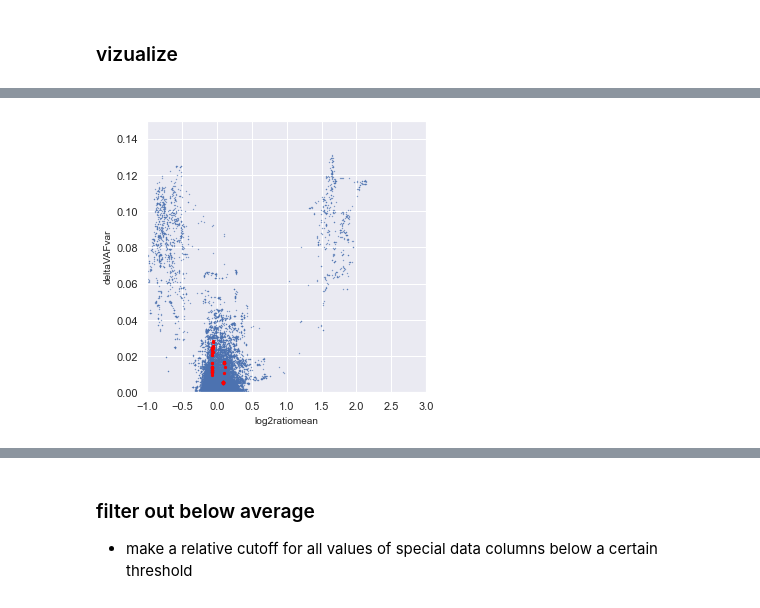
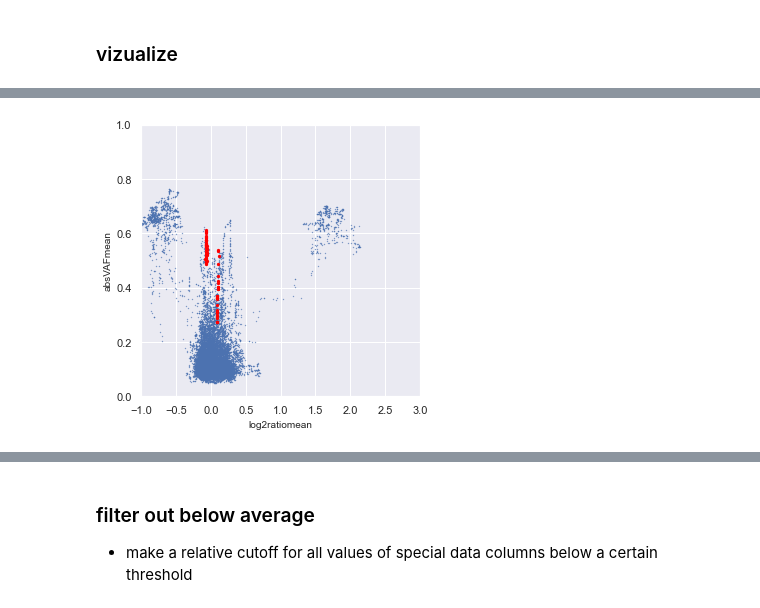
Before and after one commit to Mar111tiN/myCNV, a Jupyter notebook: nb/clusterCNV.ipynb, the cells around one changed output, grey strips where cells are left out. Drawn from its saved outputs; the diff is of its cells as text; code cells hidden in the pictures.

Commit message:
added 3dplots and created cleanup functions for clustering

```diff
--- a/nb/clusterCNV.ipynb
+++ b/nb/clusterCNV.ipynb
@@ -147,5 +134,8 @@ snp_df
 # %%
-def ep(region):
+def region_query(region):
+    '''
+    function
+    '''
 
     def convert(pos):
         if pos.endswith('Mb'):
@@ -168,3 +158,11 @@ def ep(region):
         start = 0
         end = 1e10
     return f'(Chr == "{chrom}" and {start} < Pos < {end})'
+
+def r_query(df, region_list):
+    '''
+    returns an or-combined pandas query for the regions in the list
+    '''
+
+    r_query = " or ".join([region_query(chrom) for chrom in [chr1, chr7, chr17]])
+    return df.query(r_query)
@@ -173,6 +173,4 @@ chr1 = 'chr1:12790000-12800000'
 chr7 = 'chr7:101034000-101036000'
 chr17 = 'chr17:21415000-21416000'
 
-bad_query = " or ".join([ep(chrom) for chrom in [chr1, chr7, chr17]])
-bad_df = snp_df.query(bad_query)
-bad_df
+bad_df = r_query(snp_df, [chr1, chr7, chr17])
@@ -203,23 +176,0 @@ bad_df
-# %%
-def plot_2d(df, xcol, ycol, df2=pd.DataFrame(), figsize=(5,5)):
-    fig, ax = plt.subplots(figsize=figsize)
-    _ = ax.scatter(df[xcol], df[ycol], s=.1);
-    if len(df2.index):
-        _ = ax.scatter(df2[xcol], df2[ycol], s=5, color='red')
-    _ = ax.set_xlabel(xcol, fontsize=10)
-    _ = ax.set_ylabel(ycol, fontsize=10)
-    def get_lims(col):
-        if 'log' in col:
-            return (-1,3)
-        if 'abs' in col:
-            return (0, 1)
-        if 'delta' in col:
-            return (0,0.15)
-        else:
-            return (-1,1)
-    _ = ax.set_xlim(get_lims(xcol))
-    _ = ax.set_ylim(get_lims(ycol))
-
-xcol = 'absVAF'
-ycol = 'deltaVAFvar'
-plot_2d(snp_df, xcol, ycol, df2=bad_df)
@@ -228,4 +186,5 @@ plot_2d(snp_df, xcol, ycol, df2=bad_df)
 # %%
-plot_2d(snp_df, 'log2ratiomean', 'deltaVAFvar', df2=bad_df)
+%matplotlib inline
+plot_2d(snp_df, 'log2ratiomean', 'absVAFmean', df2=bad_df)
 # %% [output]
-[figure, old version]
+[figure, new version]
```
Also changed, not shown: parts of 27 cells of this notebook, 2 other files.
